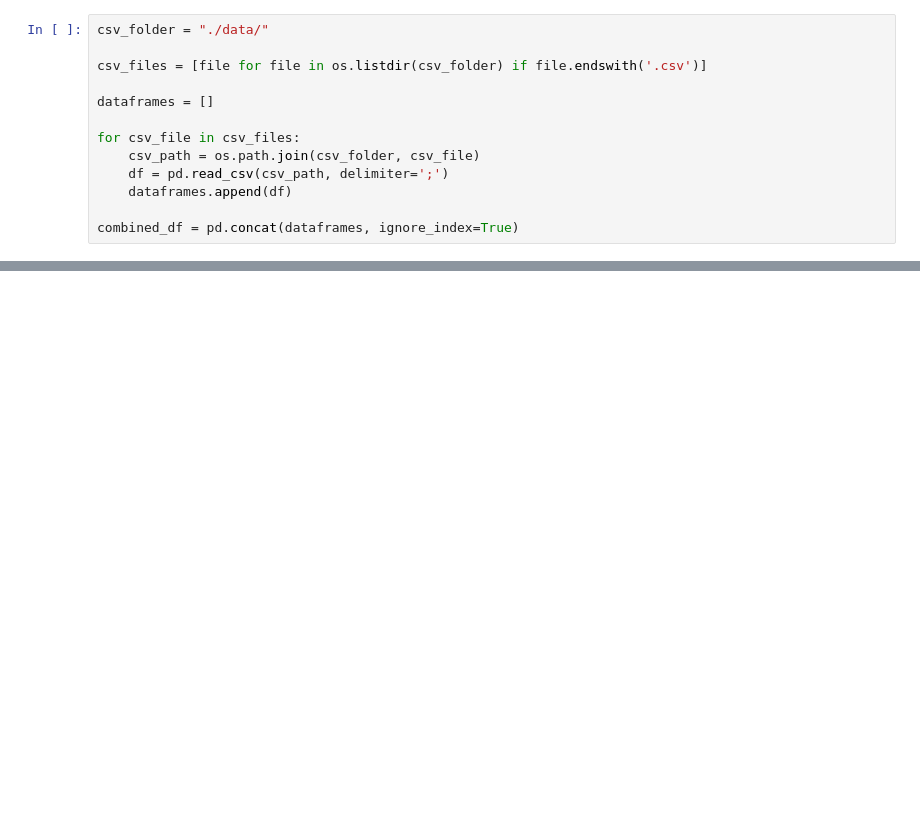
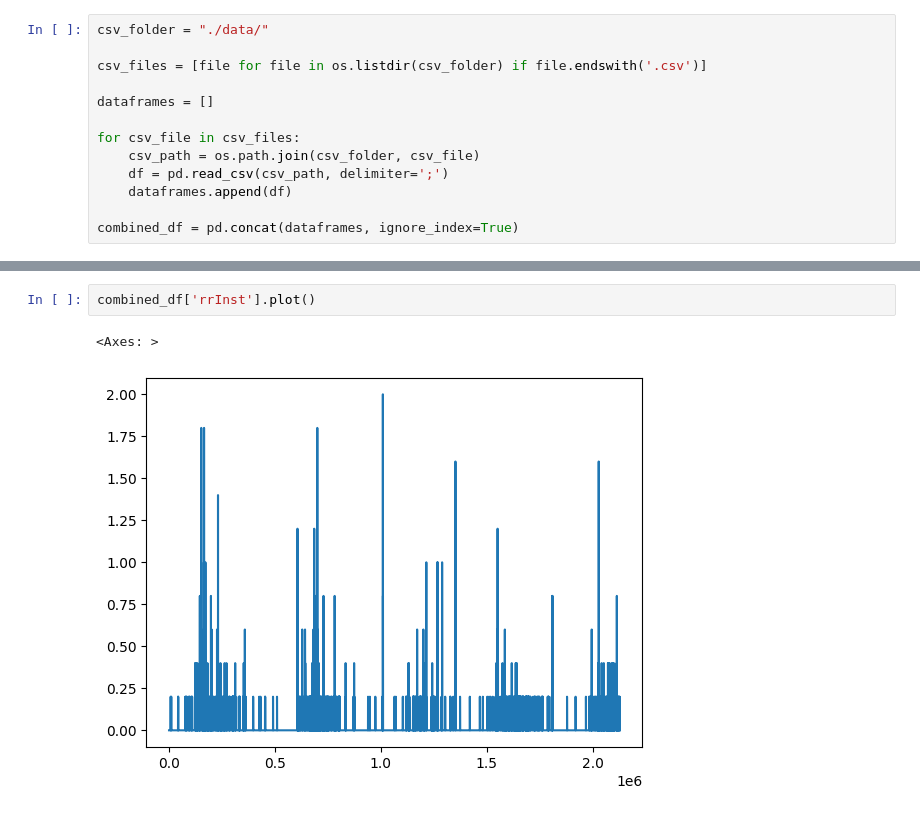
Before and after one commit to sebastiantare/climateimpactelectricanalysis, a Jupyter notebook: meteochile/ScrapData.ipynb, the cells around one changed output, grey strips where cells are left out. Saved outputs shown, nothing was run; the diff lists cells and outputs as text; blank space fills up the shorter version.

```diff
--- a/meteochile/ScrapData.ipynb
+++ b/meteochile/ScrapData.ipynb
@@ -126,4 +161,9 @@ ff02Mts            2150613
 dtype: int64
+# %%
+combined_df['rrInst'].plot()
+# %% [output]
+<Axes: >
+[figure, added]
 # %%
 result_df = combined_df[combined_df.columns[combined_df.isnull().sum() == 0]]
 result_df = result_df.drop(columns='momentoRegistro')
```
Also changed, not shown: parts of 13 cells of this notebook, 6 other files.
